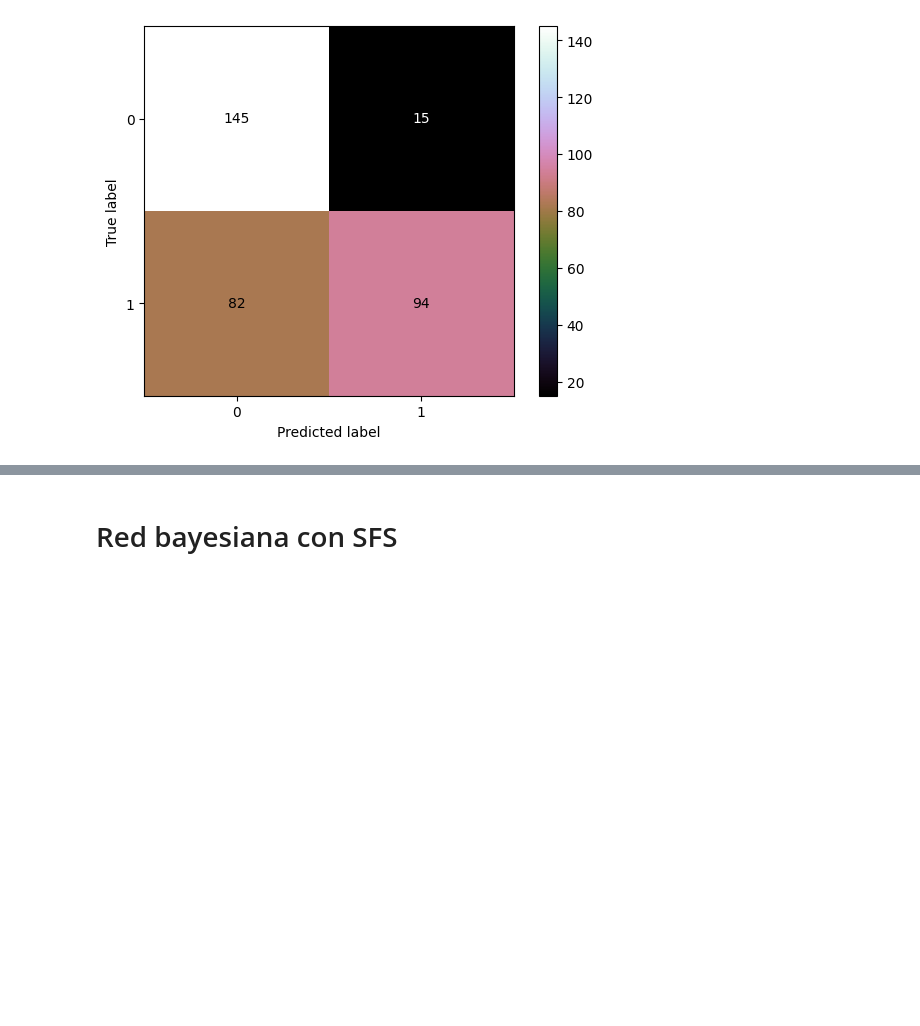
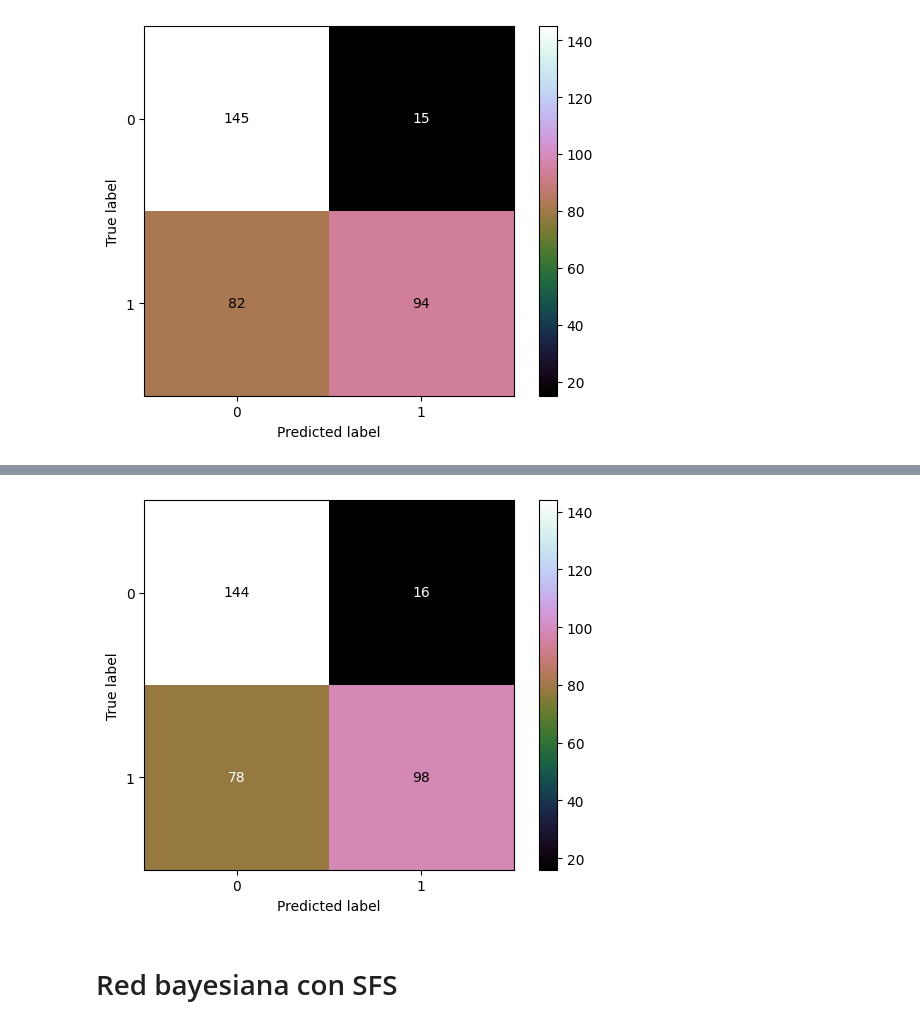
Before and after one commit to JaviDominn/TFG, a Jupyter notebook: Libreta Metodos - GS.ipynb, the cells around one changed output, grey strips where cells are left out. Drawn from its saved outputs; the diff is of its cells as text; code cells hidden in the pictures; blank space fills up the shorter version.

```diff
--- a/Libreta Metodos - GS.ipynb
+++ b/Libreta Metodos - GS.ipynb
@@ -74,7 +74,8 @@ y = data[target]  # Definimos la columna objetivo
 # Definimos los hiperparámetros para GridSearch
 param_grid = {
     'criterion': ['gini', 'entropy', 'log_loss'],
-    'max_depth': [2, 3, 4, 5] # se ha probado con 6, 7, 8, 9, 10, 15, 20
+    'max_depth': [4, 5,7,10,15,20, None], # se ha probado con 6, 7, 8, 9, 10, 15, 20
+    'ccp_alpha': [0.0,0.5,0.7] # se ha probado con 0.05,0.1,0.2,0.3
 }
 
 # Configuración del modelo base
@@ -132,7 +133,7 @@ precision = precision_score(actual_combined, predicted_combined, average='binary
 f_measure = f1_score(actual_combined, predicted_combined, average='binary')
 
 # Almacenamos las métricas calculadas
-results['DecisionTree'][f"Best Model - criterion: {best_params['criterion']}, max_depth: {best_params['max_depth']}, average: binary"] = {
+results['DecisionTree'][f"Best Model - criterion: {best_params['criterion']}, max_depth: {best_params['max_depth']}, ccp_alpha: {best_params['ccp_alpha']}, average: binary"] = {
     "accuracy": accuracy,
     "recall": recall,
     "precision": precision,
@@ -167,7 +168,8 @@ y = data[target]  # Definimos la columna objetivo
 # Definimos los hiperparámetros para GridSearch
 param_grid = {
     'criterion': ['gini', 'entropy', 'log_loss'],
-    'max_depth': [2, 3, 4, 5],  # Se puede extender según necesidad
+    'max_depth': [2, 3, 4, 5, None],   # se ha probado con 6, 7, 8, 9, 10, 15, 20
+    'ccp_alpha': [0.0,0.5,0.7], # se ha probado con 0.05,0.1,0.2,0.3
     'class_weight': [{0: 0.3, 1: 0.7}, {0: 0.4, 1: 0.6}, {0: 0.2, 1: 0.8},{0: 1, 1: 2}]  # Añadimos el hiperparámetro class_weight
 }
 
@@ -1353,0 +1467,72 @@ F1-score: 0.7023657334550848
+# %%
+# Actualizar los parámetros para incluir class_weight
+param_grid = {
+    'var_smoothing': [1e-9, 1e-8, 1e-7, 1e-6],  # Hiperparámetro var_smoothing
+    'priors': [[0.3, 0.7], [0.4, 0.6], [0.2, 0.8],[1,2]]  # Priors para las clases
+}
+
+# Configuración del modelo base
+bayesian_model = GaussianNB()
+
+# Configuración de GridSearch con Leave-One-Out
+grid_search = GridSearchCV(
+    estimator=bayesian_model,
+    param_grid=param_grid,
+    scoring='accuracy',
+    cv=LeaveOneOut(),
+    verbose=1
+)
+
+# Realizamos el GridSearch
+grid_search.fit(x_selected, y)
+
+# Recuperar el mejor modelo y sus parámetros
+best_model = grid_search.best_estimator_
+best_params = grid_search.best_params_
+print(f"Mejores parámetros encontrados: {best_params}")
+
+# Evaluación del mejor modelo con Leave-One-Out
+actual_values = {'weighted': []}
+predicted_values = {'weighted': []}
+
+for train_index, test_index in LeaveOneOut().split(x_selected):
+    x_train, x_test = x_selected.iloc[train_index], x_selected.iloc[test_index]
+    y_train, y_test = y.iloc[train_index], y.iloc[test_index]
+
+    # Entrenamiento y predicción
+    best_model.fit(x_train, y_train)
+    y_pred = best_model.predict(x_test)
+
+    # Guardar valores reales y predichos
+    actual_values['weighted'].append(y_test.iloc[0])
+    predicted_values['weighted'].append(y_pred[0])
+
+# Calcular métricas finales
+actual_combined = np.array(actual_values['weighted'])
+predicted_combined = np.array(predicted_values['weighted'])
+
+cm = confusion_matrix(actual_combined, predicted_combined, labels=best_model.classes_)
+accuracy = accuracy_score(actual_combined, predicted_combined)
+recall = recall_score(actual_combined, predicted_combined, average='weighted')
+precision = precision_score(actual_combined, predicted_combined, average='weighted')
+f_measure = f1_score(actual_combined, predicted_combined, average='weighted')
+
+# Almacenamos los resultados
+results['NaiveBayesMI'][f"Best Model - var_smoothing: {best_params['var_smoothing']}, average: weighted"] = {
+    "accuracy": accuracy,
+    "recall": recall,
+    "precision": precision,
+    "f_measure": f_measure
+}
+
+# Imprimir métricas
+print(f"\nAccuracy: {accuracy}")
+print(f"Recall: {recall}")
+print(f"Precision: {precision}")
+print(f"F1-score: {f_measure}")
+
+# Mostrar la matriz de confusión
+disp = ConfusionMatrixDisplay(confusion_matrix=cm, display_labels=best_model.classes_)
+disp.plot(cmap='cubehelix', values_format='d')
+plt.show()
+# %% [output]
@@ -1354,3 +1546,4 @@ F1-score: 0.7023657334550848
+[figure, added]
 # %% [markdown]
 # Red bayesiana con SFS
 # %%
```
Also changed, not shown: parts of 19 cells of this notebook, 1 other file.
